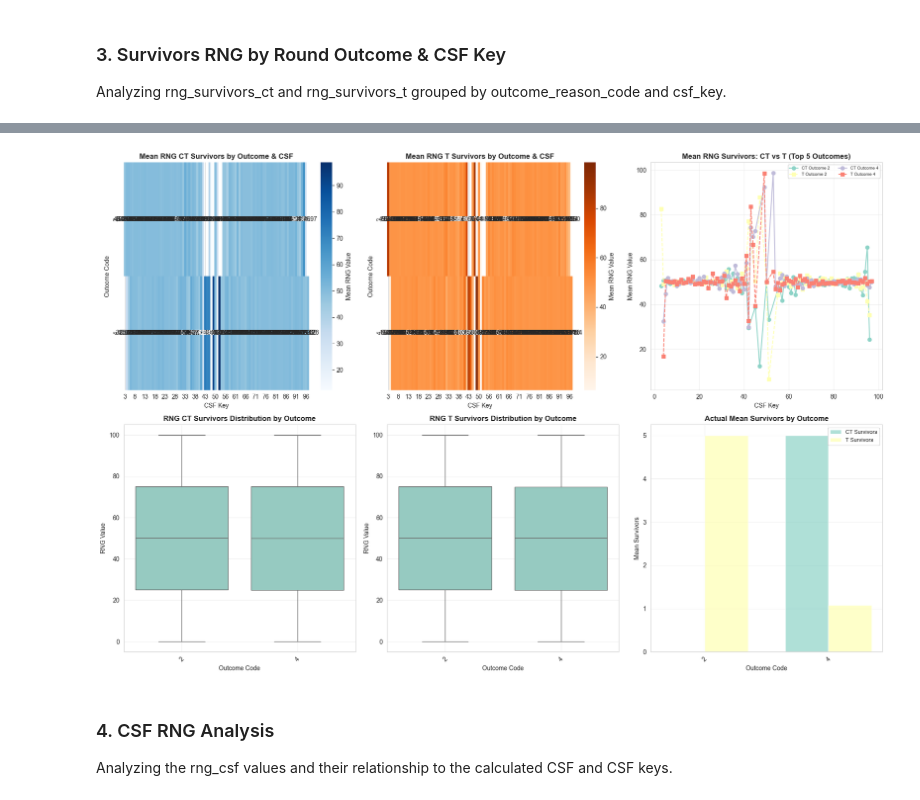
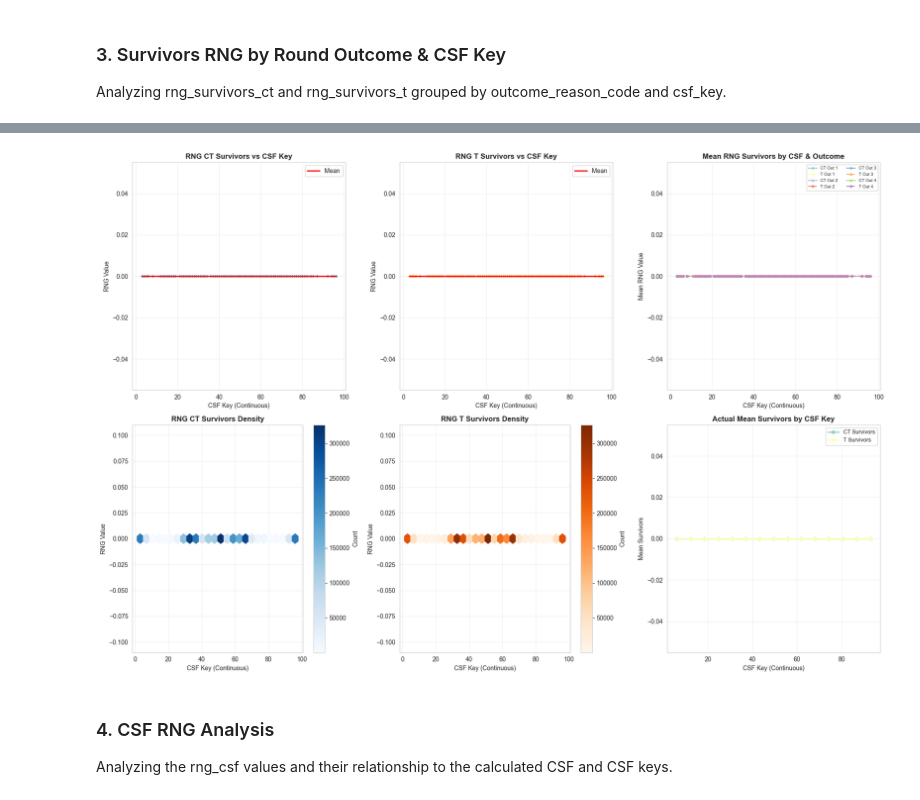
Before and after one commit to petz15/csgo_abm, a Jupyter notebook: analysis_notebook_CSF.ipynb, the cells around one changed output, grey strips where cells are left out. Saved outputs shown, nothing was run; the diff lists cells and outputs as text; code cells hidden in the pictures.

```diff
--- a/analysis_notebook_CSF.ipynb
+++ b/analysis_notebook_CSF.ipynb
@@ -4,7 +4,7 @@
 Specify the path to your CSV file and whether it's a full or minimal export.
 # %%
 # Configuration Parameters
-CSV_FILE_PATH = r"results_20251123_112038\all_games_full.csv"  # Update this path
+CSV_FILE_PATH = r"results_20251203_184828\all_games_full.csv"  # Update this path
 CSV_TYPE = "full"  # Options: "full" or "minimal"
 INCLUDE_OT_GAMES = False  # Set to False to exclude overtime games
 # %% [markdown]
@@ -396,91 +416,93 @@ RNG CT SURVIVORS DISTRIBUTION BY OUTCOME & CSF KEY
 ================================================================================
 # %%
-# Visualization: RNG Survivors by Outcome & CSF
+# Visualization: RNG Survivors by Outcome & CSF (CONTINUOUS)
 if df_rng is not None and 'rng_survivors_ct' in df_rng.columns and 'rng_survivors_t' in df_rng.columns and 'csf_key' in df_rng.columns:
     fig, axes = plt.subplots(2, 3, figsize=(18, 12))
 
-    # 1. CT Survivors RNG Heatmap
+    # 1. Scatter: CT Survivors RNG vs CSF Key
     ax1 = axes[0, 0]
-    pivot_ct = rng_surv_ct_by_outcome_csf.pivot(index='outcome_reason_code',
-                                                  columns='csf_key',
-                                                  values='mean')
-    sns.heatmap(pivot_ct, annot=True, fmt='.4f', cmap='Blues', ax=ax1,
-                cbar_kws={'label': 'Mean RNG Value'})
-    ax1.set_title('Mean RNG CT Survivors by Outcome & CSF', fontsize=12, fontweight='bold')
-    ax1.set_xlabel('CSF Key', fontsize=10)
-    ax1.set_ylabel('Outcome Code', fontsize=10)
+    ax1.scatter(df_rng['csf_key'], df_rng['rng_survivors_ct'], alpha=0.1, s=5, color='steelblue')
+    ct_means = df_rng.groupby('csf_key')['rng_survivors_ct'].mean()
+    ax1.plot(ct_means.index, ct_means.values, color='red', linewidth=2, label='Mean')
+    ax1.set_title('RNG CT Survivors vs CSF Key', fontsize=12, fontweight='bold')
+    ax1.set_xlabel('CSF Key (Continuous)', fontsize=10)
+    ax1.set_ylabel('RNG Value', fontsize=10)
+    ax1.legend()
+    ax1.grid(alpha=0.3)
 
-    # 2. T Survivors RNG Heatmap
+    # 2. Scatter: T Survivors RNG vs CSF Key
     ax2 = axes[0, 1]
-    pivot_t = rng_surv_t_by_outcome_csf.pivot(index='outcome_reason_code',
-                                                columns='csf_key',
-                                                values='mean')
-    sns.heatmap(pivot_t, annot=True, fmt='.4f', cmap='Oranges', ax=ax2,
-                cbar_kws={'label': 'Mean RNG Value'})
-    ax2.set_title('Mean RNG T Survivors by Outcome & CSF', fontsize=12, fontweight='bold')
-    ax2.set_xlabel('CSF Key', fontsize=10)
-    ax2.set_ylabel('Outcome Code', fontsize=10)
+    ax2.scatter(df_rng['csf_key'], df_rng['rng_survivors_t'], alpha=0.1, s=5, color='darkorange')
+    t_means = df_rng.groupby('csf_key')['rng_survivors_t'].mean()
+    ax2.plot(t_means.index, t_means.values, color='red', linewidth=2, label='Mean')
+    ax2.set_title('RNG T Survivors vs CSF Key', fontsize=12, fontweight='bold')
+    ax2.set_xlabel('CSF Key (Continuous)', fontsize=10)
+    ax2.set_ylabel('RNG Value', fontsize=10)
+    ax2.legend()
+    ax2.grid(alpha=0.3)
 
-    # 3. Comparison plot
+    # 3. Line plot: Mean RNG by outcome
     ax3 = axes[0, 2]
     for outcome in sorted(df_rng['outcome_reason_code'].unique())[:5]:  # Top 5 outcomes
-        subset_ct = rng_surv_ct_by_outcome_csf[rng_surv_ct_by_outcome_csf['outcome_reason_code'] == outcome]
-        subset_t = rng_surv_t_by_outcome_csf[rng_surv_t_by_outcome_csf['outcome_reason_code'] == outcome]
-        ax3.plot(subset_ct['csf_key'], subset_ct['mean'], marker='o', label=f'CT Outcome {outcome}', linestyle='-')
-        ax3.plot(subset_t['csf_key'], subset_t['mean'], marker='s', label=f'T Outcome {outcome}', linestyle='--')
-    ax3.set_title('Mean RNG Survivors: CT vs T (Top 5 Outcomes)', fontsize=12, fontweight='bold')
-    ax3.set_xlabel('CSF Key', fontsize=10)
+        subset_ct = df_rng[df_rng['outcome_reason_code'] == outcome].groupby('csf_key')['rng_survivors_ct'].mean()
+        subset_t = df_rng[df_rng['outcome_reason_code'] == outcome].groupby('csf_key')['rng_survivors_t'].mean()
+        ax3.plot(subset_ct.index, subset_ct.values, marker='o', label=f'CT Out {outcome}', linestyle='-', markersize=3)
+        ax3.plot(subset_t.index, subset_t.values, marker='s', label=f'T Out {outcome}', linestyle='--', markersize=3)
+    ax3.set_title('Mean RNG Survivors by CSF & Outcome', fontsize=12, fontweight='bold')
+    ax3.set_xlabel('CSF Key (Continuous)', fontsize=10)
     ax3.set_ylabel('Mean RNG Value', fontsize=10)
     ax3.legend(fontsize=7, ncol=2)
     ax3.grid(alpha=0.3)
 
-    # 4. Box plot CT survivors RNG by outcome
+    # 4. Hexbin CT survivors
     ax4 = axes[1, 0]
-    sns.boxplot(data=df_rng, x='outcome_reason_code', y='rng_survivors_ct', ax=ax4)
-    ax4.set_title('RNG CT Survivors Distribution by Outcome', fontsize=12, fontweight='bold')
-    ax4.set_xlabel('Outcome Code', fontsize=10)
+    hexbin_ct = ax4.hexbin(df_rng['csf_key'], df_rng['rng_survivors_ct'], gridsize=25, cmap='Blues', mincnt=1)
+    ax4.set_title('RNG CT Survivors Density', fontsize=12, fontweight='bold')
+    ax4.set_xlabel('CSF Key (Continuous)', fontsize=10)
     ax4.set_ylabel('RNG Value', fontsize=10)
-    ax4.tick_params(axis='x', rotation=45)
+    plt.colorbar(hexbin_ct, ax=ax4, label='Count')
     ax4.grid(alpha=0.3)
 
-    # 5. Box plot T survivors RNG by outcome
+    # 5. Hexbin T survivors
     ax5 = axes[1, 1]
-    sns.boxplot(data=df_rng, x='outcome_reason_code', y='rng_survivors_t', ax=ax5)
-    ax5.set_title('RNG T Survivors Distribution by Outcome', fontsize=12, fontweight='bold')
-    ax5.set_xlabel('Outcome Code', fontsize=10)
+    hexbin_t = ax5.hexbin(df_rng['csf_key'], df_rng['rng_survivors_t'], gridsize=25, cmap='Oranges', mincnt=1)
+    ax5.set_title('RNG T Survivors Density', fontsize=12, fontweight='bold')
+    ax5.set_xlabel('CSF Key (Continuous)', fontsize=10)
     ax5.set_ylabel('RNG Value', fontsize=10)
-    ax5.tick_params(axis='x', rotation=45)
+    plt.colorbar(hexbin_t, ax=ax5, label='Count')
     ax5.grid(alpha=0.3)
 
     # 6. Actual survivors if available
     ax6 = axes[1, 2]
     if 'outcome_ct_survivors' in df_rng.columns and 'outcome_t_survivors' in df_rng.columns:
-        outcome_surv_means = df_rng.groupby('outcome_reason_code').agg({
+        # Bin CSF keys and calculate mean actual survivors
+        df_rng['csf_key_binned'] = pd.cut(df_rng['csf_key'], bins=15)
+        surv_by_csf = df_rng.groupby('csf_key_binned', observed=True).agg({
             'outcome_ct_survivors': 'mean',
             'outcome_t_survivors': 'mean'
-        }).reset_index()
-        x = np.arange(len(outcome_surv_means))
-        width = 0.35
-        ax6.bar(x - width/2, outcome_surv_means['outcome_ct_survivors'], width, label='CT Survivors', alpha=0.7)
-        ax6.bar(x + width/2, outcome_surv_means['outcome_t_survivors'], width, label='T Survivors', alpha=0.7)
-        ax6.set_xlabel('Outcome Code', fontsize=10)
+        })
+        bin_centers = [interval.mid for interval in surv_by_csf.index]
+
+        ax6.plot(bin_centers, surv_by_csf['outcome_ct_survivors'], marker='o', label='CT Survivors', linewidth=2, markersize=5)
+        ax6.plot(bin_centers, surv_by_csf['outcome_t_survivors'], marker='s', label='T Survivors', linewidth=2, markersize=5)
+        ax6.set_xlabel('CSF Key (Continuous)', fontsize=10)
         ax6.set_ylabel('Mean Survivors', fontsize=10)
-        ax6.set_title('Actual Mean Survivors by Outcome', fontsize=12, fontweight='bold')
-        ax6.set_xticks(x)
-        ax6.set_xticklabels(outcome_surv_means['outcome_reason_code'], rotation=45)
+        ax6.set_title('Actual Mean Survivors by CSF Key', fontsize=12, fontweight='bold')
         ax6.legend(fontsize=9)
         ax6.grid(alpha=0.3)
+
+        df_rng.drop('csf_key_binned', axis=1, inplace=True)
     else:
         ax6.text(0.5, 0.5, 'Actual survivor data\nnot available',
                 ha='center', va='center', fontsize=11, transform=ax6.transAxes)
         ax6.axis('off')
 
     plt.tight_layout()
     plt.show()
 else:
     print("Visualization skipped: Required columns not available.")
 # %% [output]
-[figure, old version]
+[figure, new version]
 # %% [markdown]
 ### 4. CSF RNG Analysis
 
```
Also changed, not shown: parts of 12 cells of this notebook, 19 other files.
